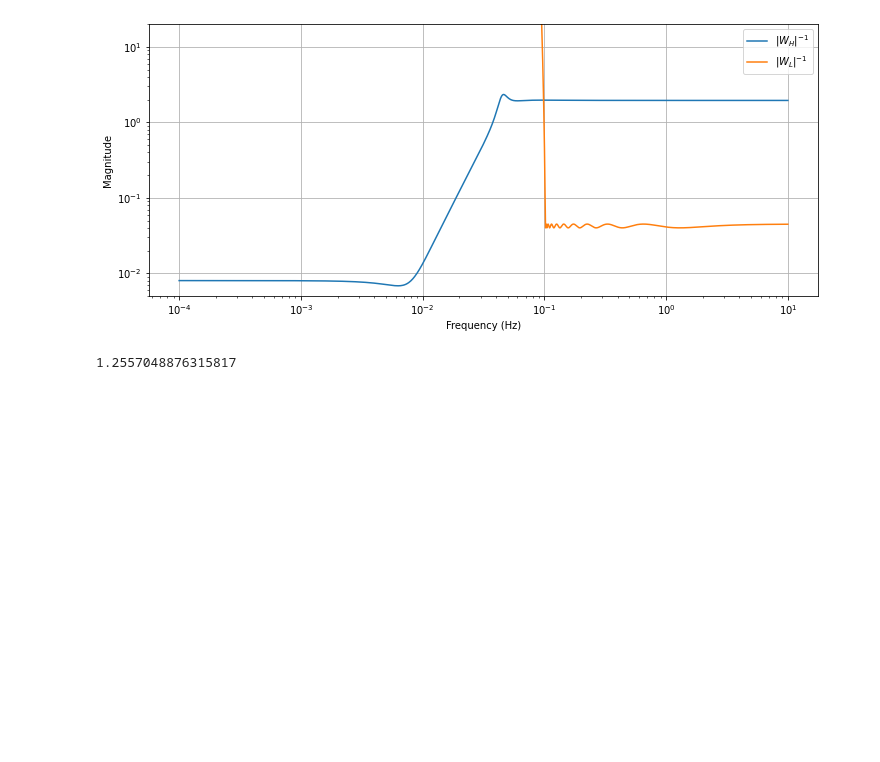
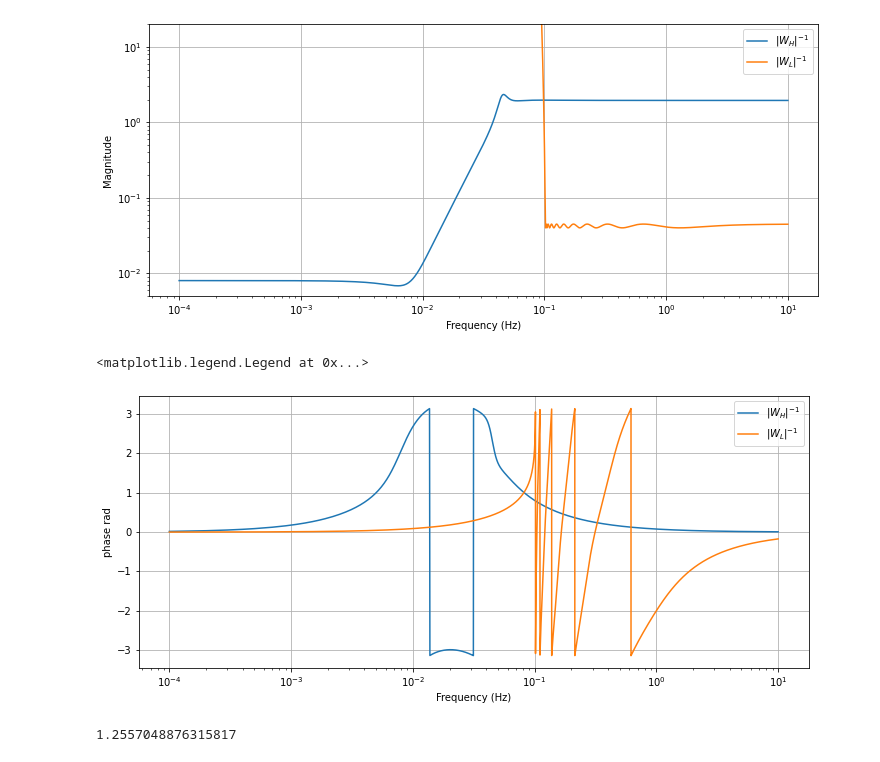
Before and after one commit to terrencetec/kontrol, a Jupyter notebook: examples/h2hinf_complementary_synthesis.ipynb, the cells around one changed output. Saved outputs shown, nothing was run; the diff lists cells and outputs as text; code cells hidden in the pictures; blank space fills up the shorter version.

```diff
--- a/examples/h2hinf_complementary_synthesis.ipynb
+++ b/examples/h2hinf_complementary_synthesis.ipynb
@@ -70,6 +70,19 @@ plt.legend(loc=0)
 # %% [output]
 <matplotlib.legend.Legend at 0x...>
 [figure]
+# %%
+f = np.linspace(1e-4, 10 ,100000)
+plt.figure(figsize=[12,5])
+plt.semilogx(f, np.angle(1/wH.horner(2*np.pi*1j*f)[0][0]), label='$|W_H|^{-1}$')
+plt.semilogx(f, np.angle(1/wL.horner(2*np.pi*1j*f)[0][0]), label='$|W_L|^{-1}$')
+# plt.ylim(5e-3, 2e1)
+plt.ylabel('phase rad')
+plt.xlabel('Frequency (Hz)')
+plt.grid()
+plt.legend(loc=0)
+# %% [output]
+<matplotlib.legend.Legend at 0x...>
+[figure, added]
 # %%
 P=[[tf([0],[1]), wL],[wH, -wH],[tf([1],[1]),tf([0],[1])]]
 # tf(P)
```
Also changed, not shown: parts of 1 cell of this notebook, 44 other files.
